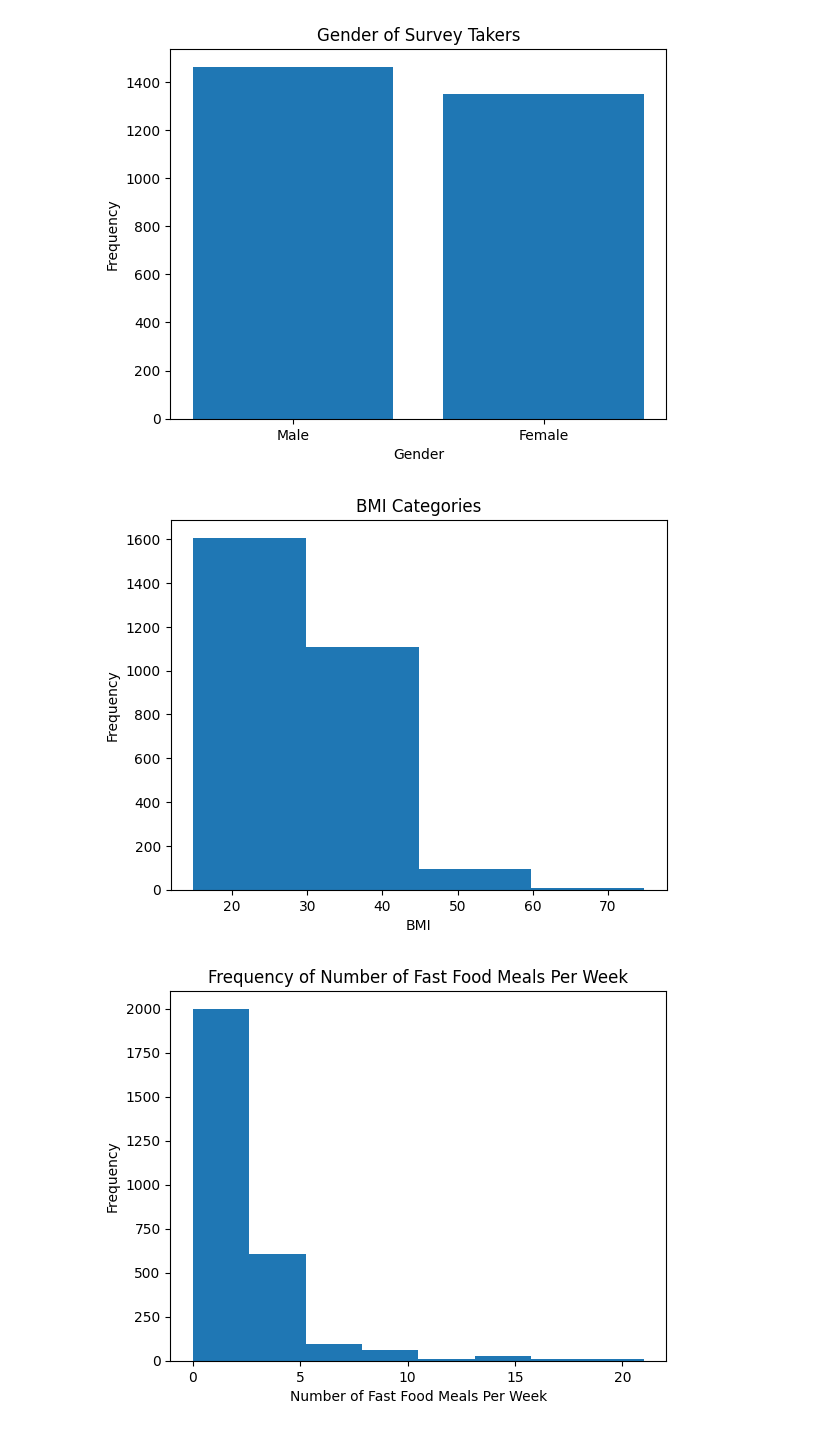
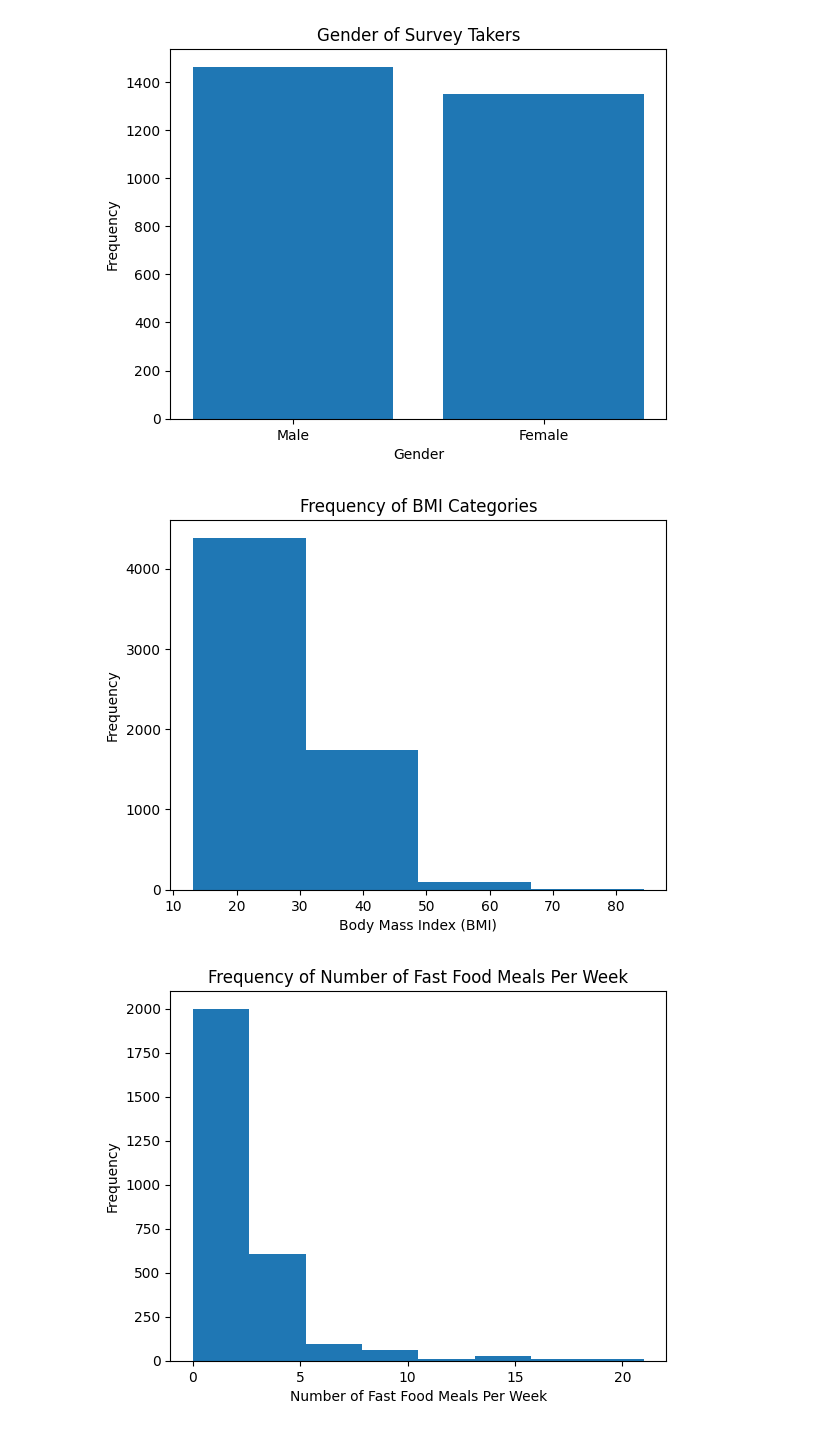
Before and after one commit to SinCosTanTya/Lifestyle-and-Health, a Jupyter notebook: Lifestyle_and_Health_Research_Project.ipynb, the cells around one changed output. Cells and saved outputs as stored; diff of their text form; code cells hidden in the pictures.

```diff
--- a/Lifestyle_and_Health_Research_Project.ipynb
+++ b/Lifestyle_and_Health_Research_Project.ipynb
@@ -99,8 +101,8 @@ health_df.head()
 
 health_df = health_df.replace("None", np.nan)
 # %%
-#Column name good, data types are good, and data is in a tidy format, but many null values
-new_health_df = health_df.dropna(axis=0, how="any")
+#Column name good, data types are good, and data is in a tidy format, but many null values ESPECIALLY in bmi and systolic bp columns
+new_health_df = health_df.dropna(axis=0,how='any',subset=['bmi','systolic_bp'])
 #Check to make sure it worked
 new_health_df.info()
 # %% [output]
@@ -147,15 +149,15 @@ plt.show()
 # %%
 #Visualize data for BMI
 plt.hist(new_health_df['bmi'],bins=4)
 
 plt.title('Frequency of BMI Categories')
-plt.xlabel('BMI')
+plt.xlabel('Body Mass Index (BMI)')
 plt.ylabel('Frequency')
 
 plt.show()
 #question, when putting the BMI into bins, how do I do that
 # %% [output]
-[figure, old version]
+[figure, new version]
 # %%
 #Visualize data for fast food meals per week
 plt.hist(new_health_df['fast_food_meals_per_week'],bins=8)
```
Also changed, not shown: parts of 3 cells of this notebook.
